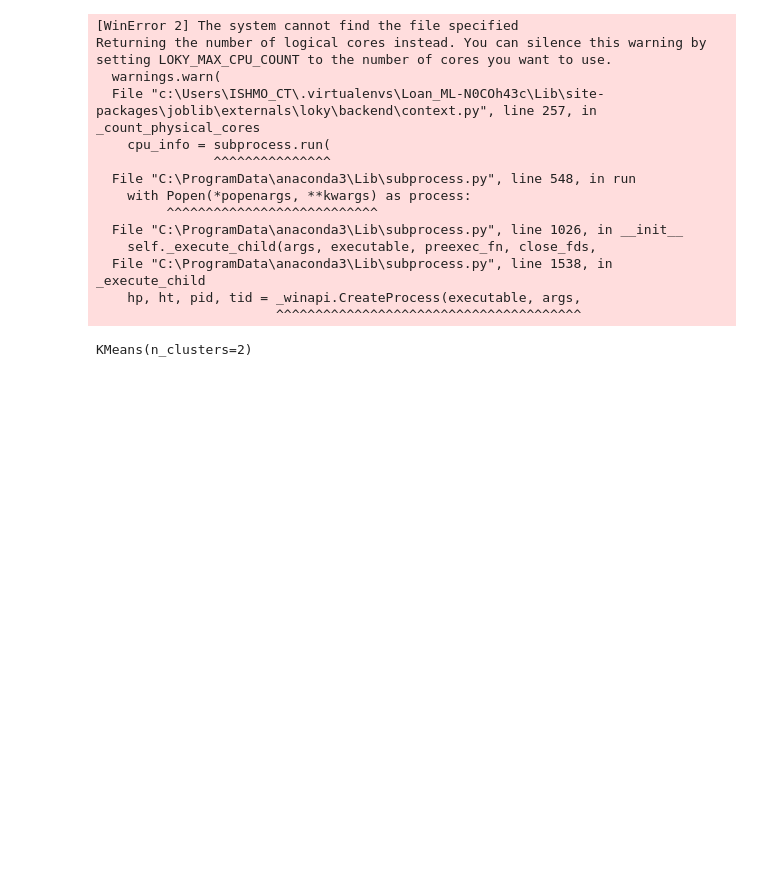
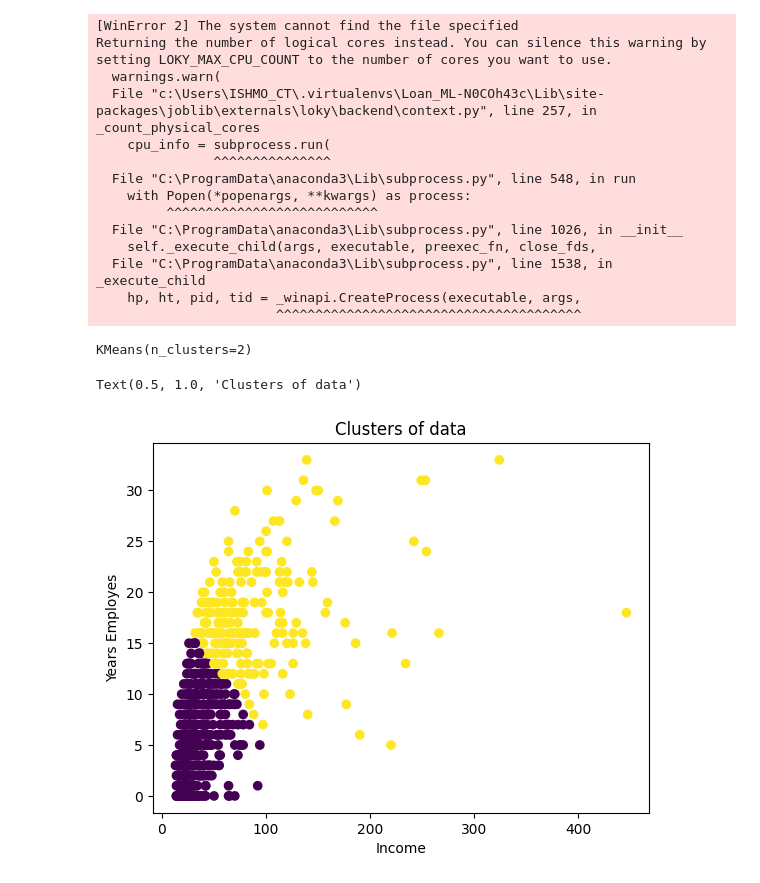
Before and after one commit to ayebaishmo/Loan_ML, a Jupyter notebook: Ayebazibwe_Ishmael.ipynb, the cells around one changed output. Cells and saved outputs as stored; diff of their text form; code cells hidden in the pictures; blank space fills up the shorter version.

Commit message:
cluster test

```diff
--- a/Ayebazibwe_Ishmael.ipynb
+++ b/Ayebazibwe_Ishmael.ipynb
@@ -1208,8 +1208,8 @@ plt.ylabel('Years Employed')
 Text(0, 0.5, 'Years Employed')
 [figure]
 # %%
-Kmeans = KMeans(n_clusters=2)
-Kmeans.fit(scaled_df)
+kmeans = KMeans(n_clusters=2)
+kmeans.fit(scaled_df)
 # %% [output]
 [WinError 2] The system cannot find the file specified
 Returning the number of logical cores instead. You can silence this warning by setting LOKY_MAX_CPU_COUNT to the number of cores you want to use.
@@ -1226,3 +1226,12 @@ Returning the number of logical cores instead. You can silence this warning by s
     hp, ht, pid, tid = _winapi.CreateProcess(executable, args,
                        ^^^^^^^^^^^^^^^^^^^^^^^^^^^^^^^^^^^^^^^
 KMeans(n_clusters=2)
+# %%
+df['cluster'] = kmeans.labels_
+plt.scatter(df['Income'], df['Years Employed'], c = df['cluster'])
+plt.xlabel('Income')
+plt.ylabel('Years Employes')
+plt.title('Clusters of data')
+# %% [output]
+Text(0.5, 1.0, 'Clusters of data')
+[figure, added]
```
Also changed, not shown: parts of 5 cells of this notebook.
